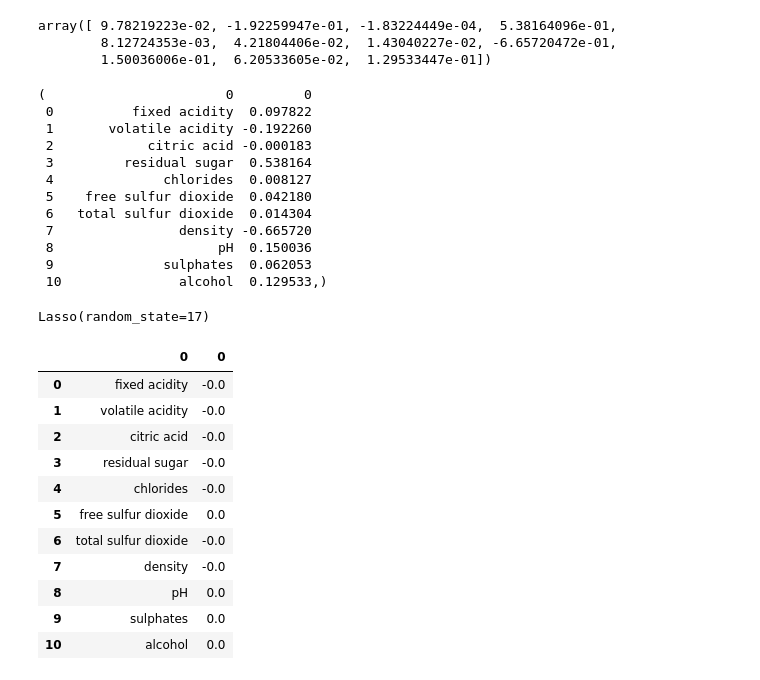
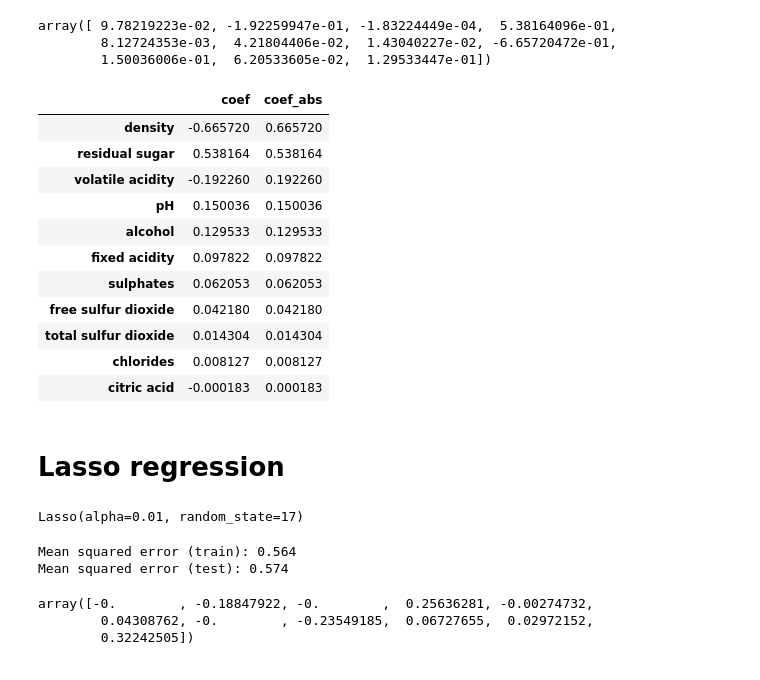
Before and after one commit to AskhatZhalgasov/machine-learning, a Jupyter notebook: linear-regression/practice.ipynb, the cells around one changed output. Cells and saved outputs as stored; diff of their text form; code cells hidden in the pictures.

```diff
--- a/linear-regression/practice.ipynb
+++ b/linear-regression/practice.ipynb
@@ -62,42 +65,41 @@ array([ 9.78219223e-02, -1.92259947e-01, -1.83224449e-04,  5.38164096e-01,
         1.50036006e-01,  6.20533605e-02,  1.29533447e-01])
 # %%
 linear_regression_coefficients = pd.concat([pd.DataFrame(X.columns), pd.DataFrame(linear_regression.coef_)], axis=1),
-# %%
-linear_regression_coefficients
-# %% [output]
-(                       0         0
- 0          fixed acidity  0.097822
- 1       volatile acidity -0.192260
- 2            citric acid -0.000183
- 3         residual sugar  0.538164
- 4              chlorides  0.008127
- 5    free sulfur dioxide  0.042180
- 6   total sulfur dioxide  0.014304
- 7                density -0.665720
- 8                     pH  0.150036
- 9              sulphates  0.062053
- 10               alcohol  0.129533,)
+# %%
+linear_regression_coefficients = pd.DataFrame({"coef": linear_regression.coef_, "coef_abs": abs(linear_regression.coef_)}, index=X.columns)
+# %%
+linear_regression_coefficients.sort_values(by="coef_abs", ascending=False)
+# %% [output]
+|  | coef | coef_abs |
+| density | -0.665720 | 0.665720 |
+| residual sugar | 0.538164 | 0.538164 |
+| volatile acidity | -0.192260 | 0.192260 |
+| pH | 0.150036 | 0.150036 |
+| alcohol | 0.129533 | 0.129533 |
+| fixed acidity | 0.097822 | 0.097822 |
+| sulphates | 0.062053 | 0.062053 |
+| free sulfur dioxide | 0.042180 | 0.042180 |
+| total sulfur dioxide | 0.014304 | 0.014304 |
+| chlorides | 0.008127 | 0.008127 |
+| citric acid | -0.000183 | 0.000183 |
+# %% [markdown]
+# Lasso regression
 # %%
-lasso_regression = Lasso(random_state=17)
+lasso_regression = Lasso(alpha=0.01, random_state=17)
 lasso_regression.fit(X_train_scaled, y_train)
 # %% [output]
-Lasso(random_state=17)
+Lasso(alpha=0.01, random_state=17)
 # %%
-lasso_coefficients = pd.concat([pd.DataFrame(X.columns), pd.DataFrame(lasso.coef_)], axis=1)
-lasso_coefficients
+lasso_coefficients = pd.concat([pd.DataFrame(X.columns), pd.DataFrame(lasso_regression.coef_)], axis=1)
-# %% [output]
-|  | 0 | 0 |
-| 0 | fixed acidity | -0.0 |
-| 1 | volatile acidity | -0.0 |
-| 2 | citric acid | -0.0 |
-| 3 | residual sugar | -0.0 |
-| 4 | chlorides | -0.0 |
-| 5 | free sulfur dioxide | 0.0 |
-| 6 | total sulfur dioxide | -0.0 |
-| 7 | density | -0.0 |
-| 8 | pH | 0.0 |
-| 9 | sulphates | 0.0 |
-| 10 | alcohol | 0.0 |
 # %%
-print("Mean squared error (train): %.3f" % mean_squared_error(y_train, lasso.predict(X_train_scaled)))
-print("Mean squared error (test): %.3f" % mean_squared_error(y_holdout, linear_regression.predict(X_holdout_scaled)))
+print("Mean squared error (train): %.3f" % mean_squared_error(y_train, lasso_regression.predict(X_train_scaled)))
+print("Mean squared error (test): %.3f" % mean_squared_error(y_holdout, lasso_regression.predict(X_holdout_scaled)))
+# %% [output]
+Mean squared error (train): 0.564
+Mean squared error (test): 0.574
+# %%
+lasso_regression.coef_
+# %% [output]
+array([-0.        , -0.18847922, -0.        ,  0.25636281, -0.00274732,
+        0.04308762, -0.        , -0.23549185,  0.06727655,  0.02972152,
+        0.32242505])
```
Also changed, not shown: parts of 14 cells of this notebook, 10 other files.
